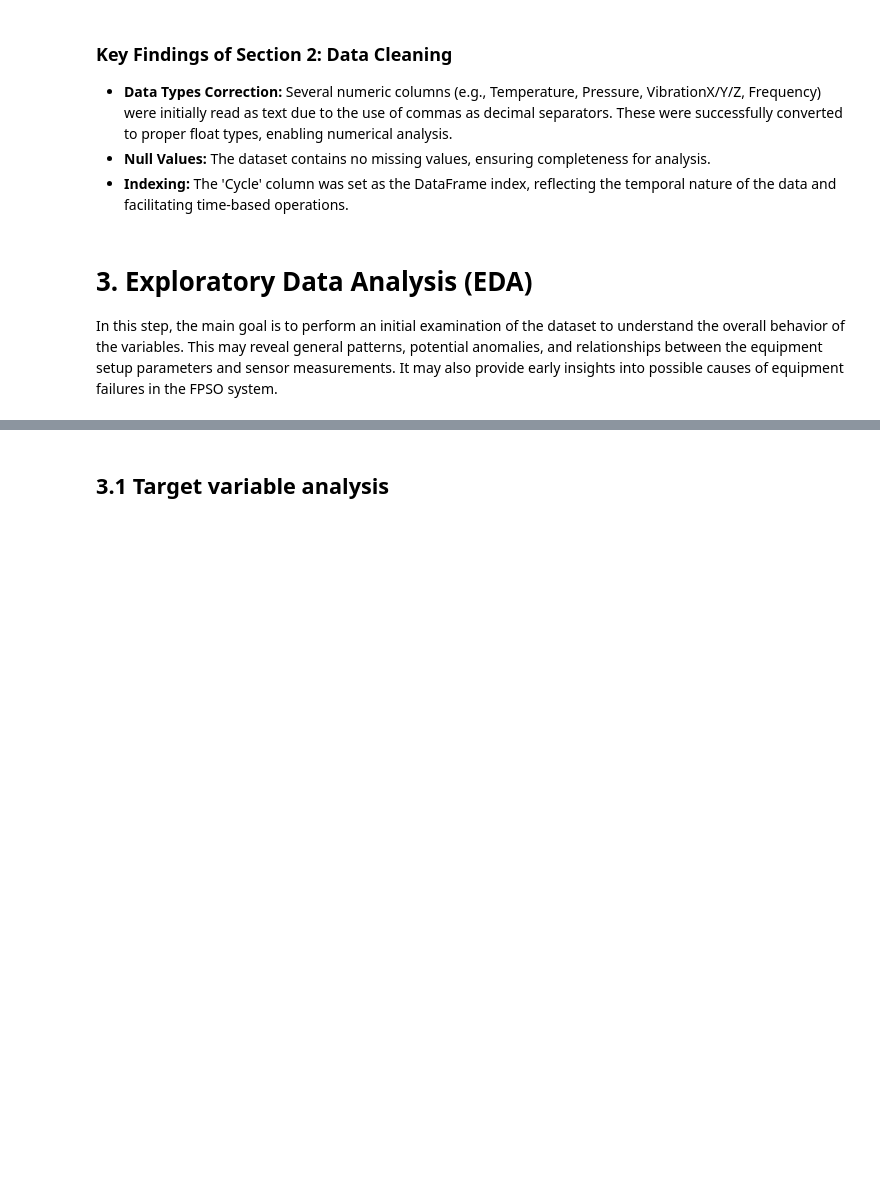
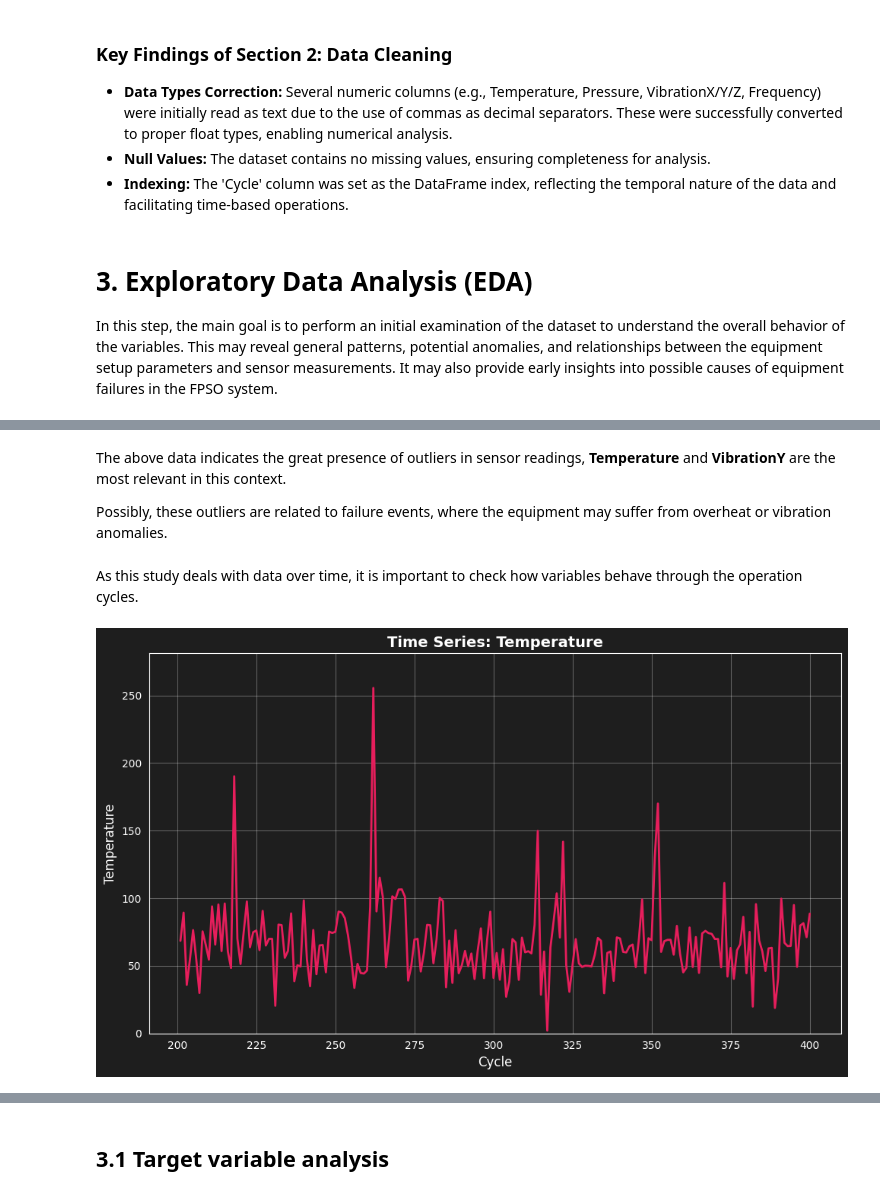
Before and after one commit to jackson-simionato/fpso-equipment-monitoring, a Jupyter notebook: notebooks/01_eda_exploration.ipynb, the cells around one changed output, grey strips where cells are left out. Drawn from its saved outputs; the diff is of its cells as text; code cells hidden in the pictures; blank space fills up the shorter version.

```diff
--- a/notebooks/01_eda_exploration.ipynb
+++ b/notebooks/01_eda_exploration.ipynb
@@ -161,0 +184,11 @@ In this step, the main goal is to perform an initial examination of the dataset
+# %% [markdown]
+The above data indicates the great presence of outliers in sensor readings, **Temperature** and **VibrationY** are the most relevant in this context.
+
+Possibly, these outliers are related to failure events, where the equipment may suffer from overheat or vibration anomalies.
+# %% [markdown]
+As this study deals with data over time, it is important to check how variables behave through the operation cycles.
+# %%
+# Plotting time series for Temperature. Filtering the DataFrame to a specific range for clarity
+fig = DataPlotter().plot_time_series(df.iloc[200:400], 'Temperature')
+# %% [output]
+[figure, added]
```
Also changed, not shown: parts of 7 cells of this notebook.
